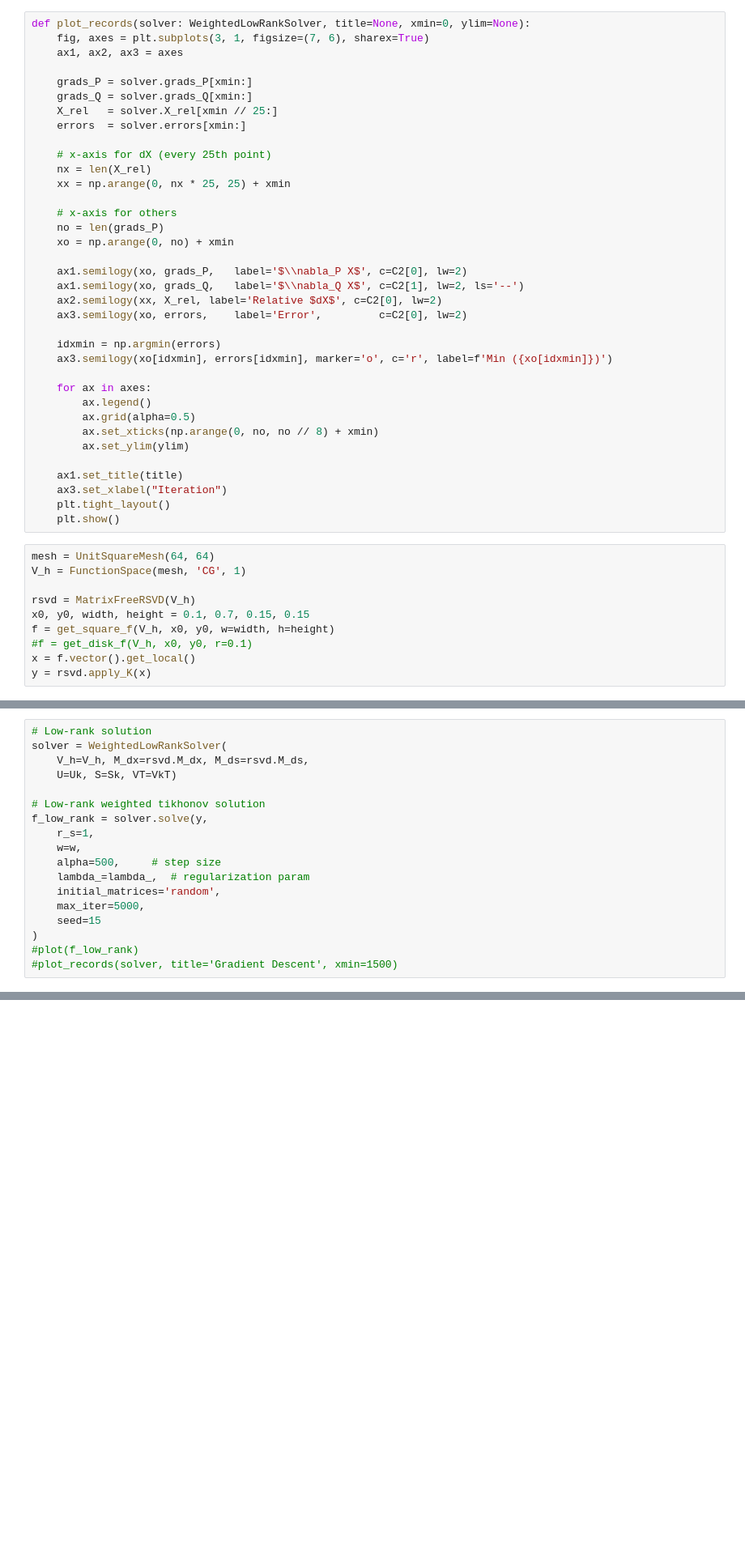
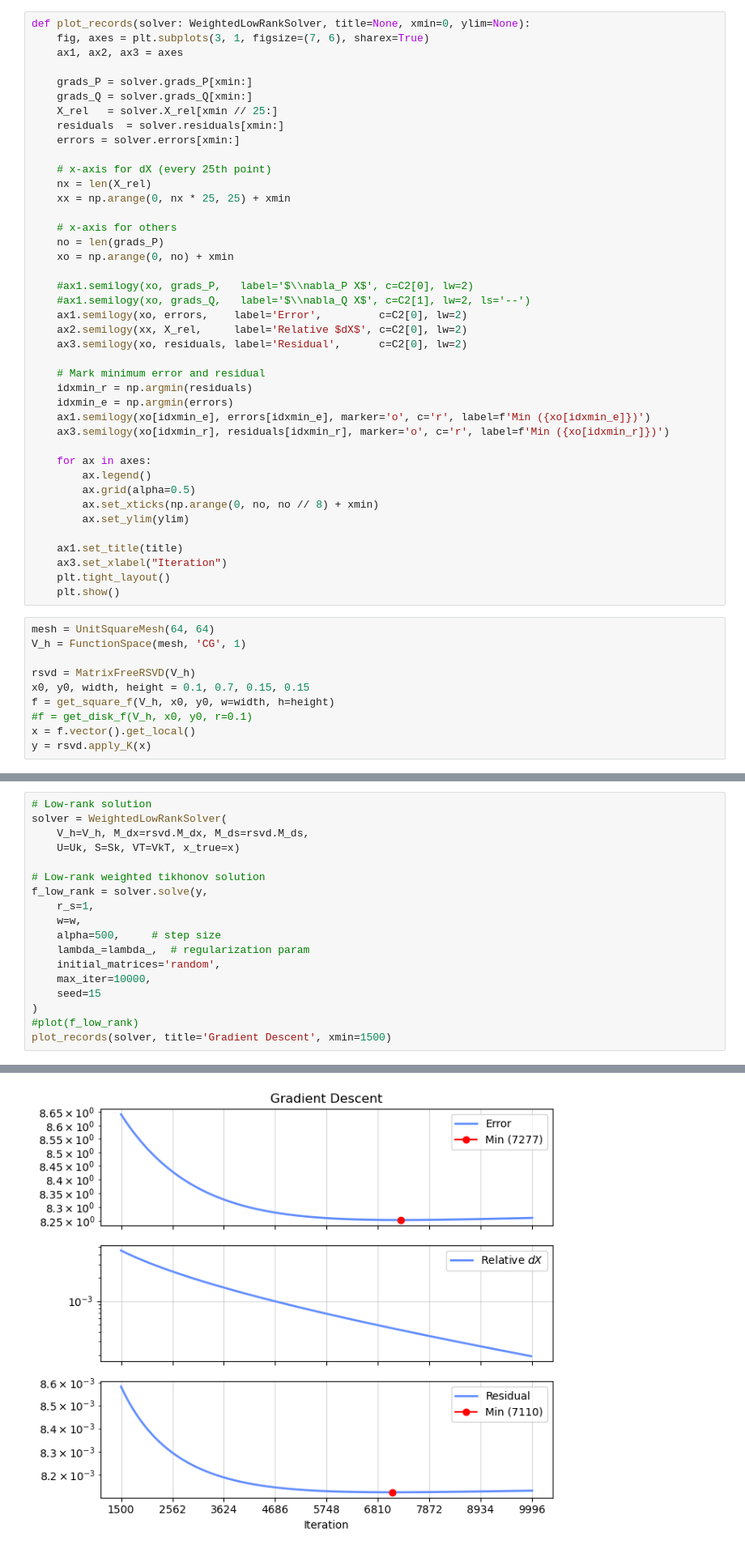
Before and after one commit to EliasSev/masters-thesis, a Jupyter notebook: notebooks/05_low_rank_source_regularization.ipynb, the cells around one changed output, grey strips where cells are left out. Shown at 81% size. Saved outputs shown, nothing was run; the diff lists cells and outputs as text; blank space fills up the shorter version.

Commit message:
Low rank source: error results

```diff
--- a/notebooks/05_low_rank_source_regularization.ipynb
+++ b/notebooks/05_low_rank_source_regularization.ipynb
@@ -22,7 +22,8 @@ def plot_records(solver: WeightedLowRankSolver, title=None, xmin=0, ylim=None):
     grads_P = solver.grads_P[xmin:]
     grads_Q = solver.grads_Q[xmin:]
     X_rel   = solver.X_rel[xmin // 25:]
-    errors  = solver.errors[xmin:]
+    residuals  = solver.residuals[xmin:]
+    errors = solver.errors[xmin:]
 
     # x-axis for dX (every 25th point)
     nx = len(X_rel)
@@ -32,13 +33,17 @@ def plot_records(solver: WeightedLowRankSolver, title=None, xmin=0, ylim=None):
     no = len(grads_P)
     xo = np.arange(0, no) + xmin
 
-    ax1.semilogy(xo, grads_P,   label='$\\nabla_P X$', c=C2[0], lw=2)
-    ax1.semilogy(xo, grads_Q,   label='$\\nabla_Q X$', c=C2[1], lw=2, ls='--')
-    ax2.semilogy(xx, X_rel, label='Relative $dX$', c=C2[0], lw=2)
-    ax3.semilogy(xo, errors,    label='Error',         c=C2[0], lw=2)
+    #ax1.semilogy(xo, grads_P,   label='$\\nabla_P X$', c=C2[0], lw=2)
+    #ax1.semilogy(xo, grads_Q,   label='$\\nabla_Q X$', c=C2[1], lw=2, ls='--')
+    ax1.semilogy(xo, errors,    label='Error',         c=C2[0], lw=2)
+    ax2.semilogy(xx, X_rel,     label='Relative $dX$', c=C2[0], lw=2)
+    ax3.semilogy(xo, residuals, label='Residual',      c=C2[0], lw=2)
 
-    idxmin = np.argmin(errors)
-    ax3.semilogy(xo[idxmin], errors[idxmin], marker='o', c='r', label=f'Min ({xo[idxmin]})')
+    # Mark minimum error and residual
+    idxmin_r = np.argmin(residuals)
+    idxmin_e = np.argmin(errors)
+    ax1.semilogy(xo[idxmin_e], errors[idxmin_e], marker='o', c='r', label=f'Min ({xo[idxmin_e]})')
+    ax3.semilogy(xo[idxmin_r], residuals[idxmin_r], marker='o', c='r', label=f'Min ({xo[idxmin_r]})')
 
     for ax in axes:
         ax.legend()
@@ -77,7 +82,7 @@ f_tikhonov.vector()[:] = x_tikhonov
 # Low-rank solution
 solver = WeightedLowRankSolver(
     V_h=V_h, M_dx=rsvd.M_dx, M_ds=rsvd.M_ds,
-    U=Uk, S=Sk, VT=VkT)
+    U=Uk, S=Sk, VT=VkT, x_true=x)
 
 # Low-rank weighted tikhonov solution
 f_low_rank = solver.solve(y,
@@ -86,9 +91,9 @@ f_low_rank = solver.solve(y,
     alpha=500,     # step size
     lambda_=lambda_,  # regularization param
     initial_matrices='random',
-    max_iter=5000,
+    max_iter=10000,
     seed=15
 )
 #plot(f_low_rank)
-#plot_records(solver, title='Gradient Descent', xmin=1500)
+plot_records(solver, title='Gradient Descent', xmin=1500)
 # %% [output]
@@ -96,5 +101,6 @@ f_low_rank = solver.solve(y,
 
 Warning: GD did not converge
+[figure, added]
 # %%
 f_adam = solver.solve_adam(y,
     r_s=1,
```
Also changed, not shown: parts of 8 cells of this notebook, 1 other file.
